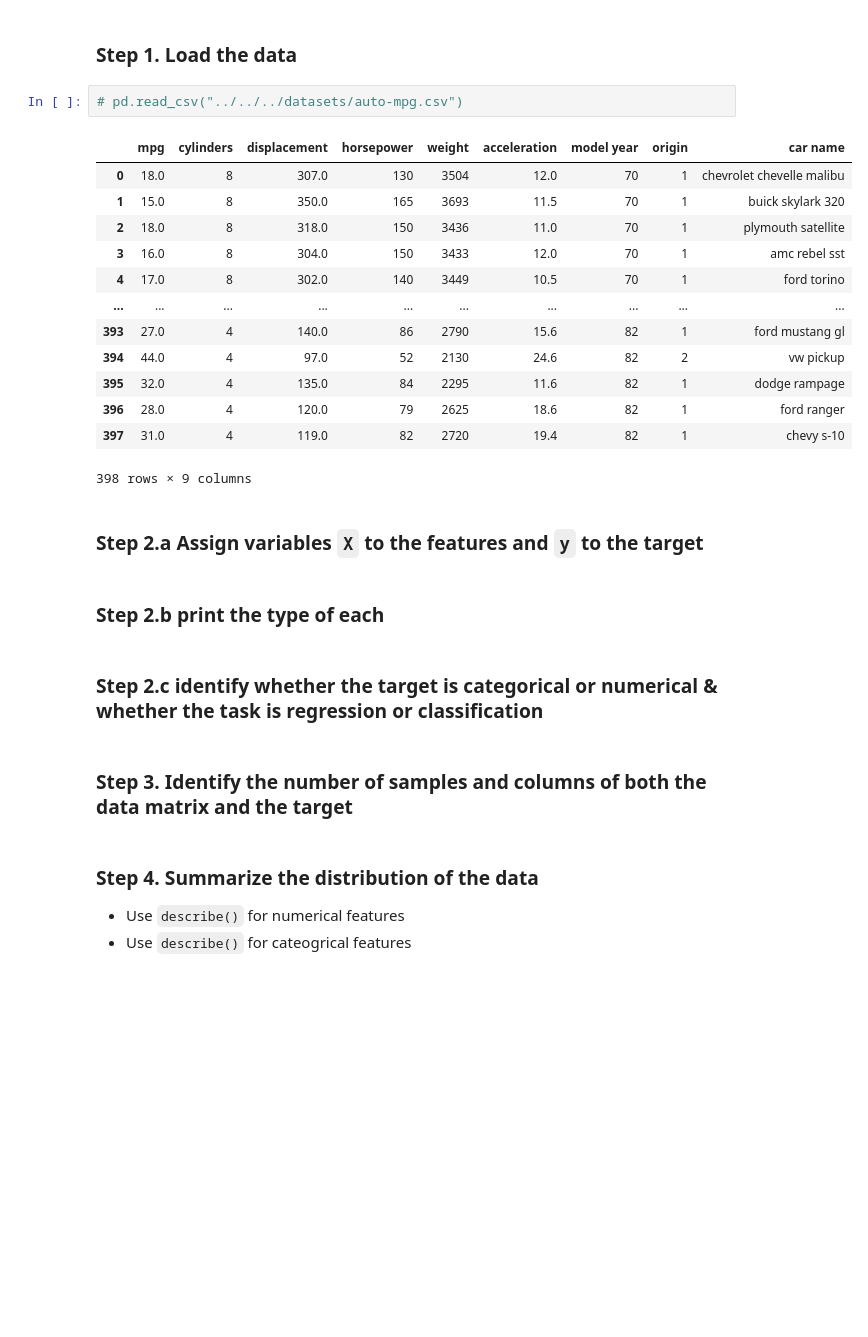
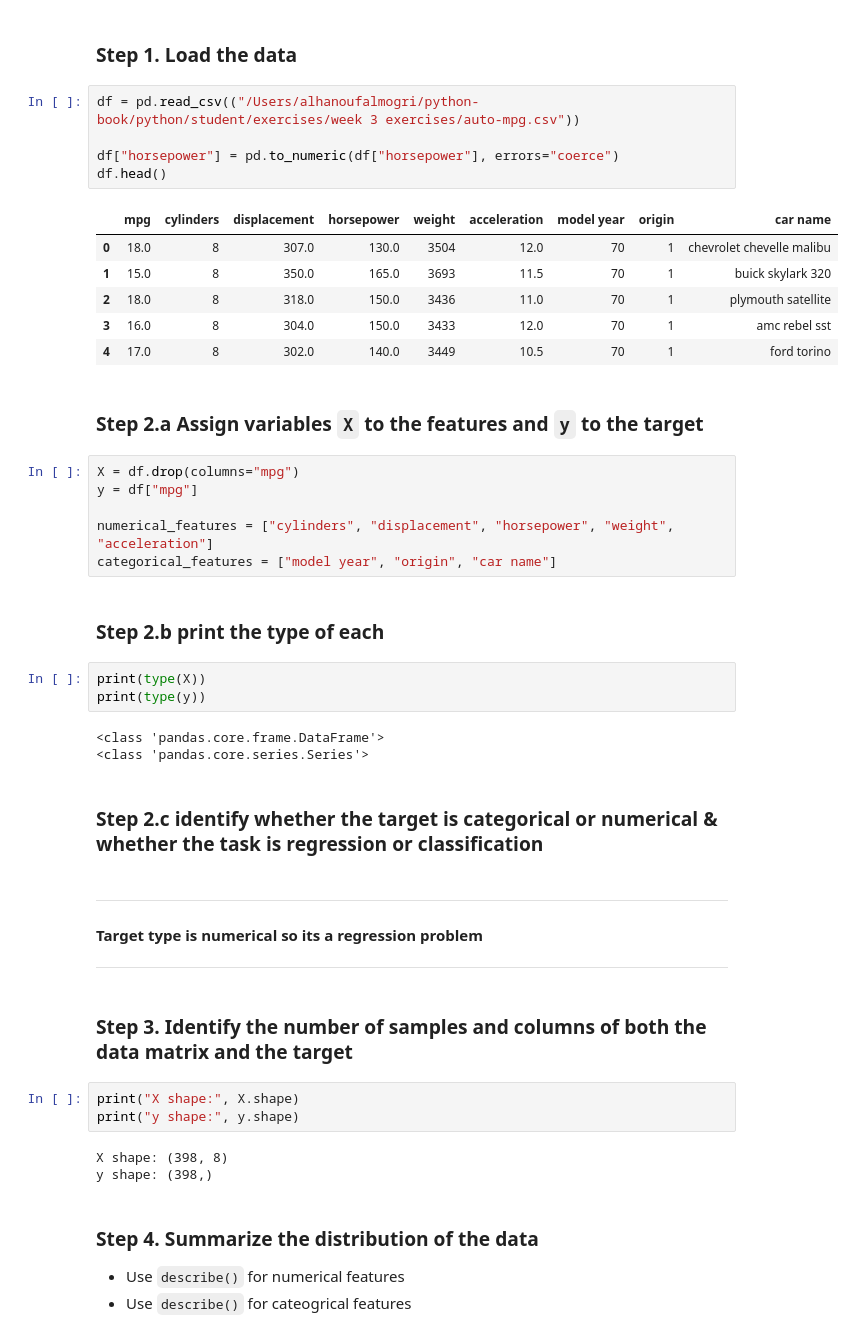
Before and after one commit to hanoufalmogri/python, a Jupyter notebook: student/exercises/week 3 exercises/Exer6.ipynb, the cells around one changed output. Saved outputs shown, nothing was run; the diff lists cells and outputs as text; blank space fills up the shorter version.

Commit message:
week 3, Exer6 solution

```diff
--- a/student/exercises/week 3 exercises/Exer6.ipynb
+++ b/student/exercises/week 3 exercises/Exer6.ipynb
@@ -19,29 +22,47 @@ The data consists of technical specifications for various car models from the la
 # %% [markdown]
 ### Step 1. Load the data
 # %%
-# pd.read_csv("../../../datasets/auto-mpg.csv")
+df = pd.read_csv(("/Users/alhanoufalmogri/python-book/python/student/exercises/week 3 exercises/auto-mpg.csv"))
+
+df["horsepower"] = pd.to_numeric(df["horsepower"], errors="coerce")
+df.head()
 # %% [output]
 |  | mpg | cylinders | displacement | horsepower | weight | acceleration | model year | origin | car name |
-| 0 | 18.0 | 8 | 307.0 | 130 | 3504 | 12.0 | 70 | 1 | chevrolet chevelle malibu |
-| 1 | 15.0 | 8 | 350.0 | 165 | 3693 | 11.5 | 70 | 1 | buick skylark 320 |
-| 2 | 18.0 | 8 | 318.0 | 150 | 3436 | 11.0 | 70 | 1 | plymouth satellite |
-| 3 | 16.0 | 8 | 304.0 | 150 | 3433 | 12.0 | 70 | 1 | amc rebel sst |
-| 4 | 17.0 | 8 | 302.0 | 140 | 3449 | 10.5 | 70 | 1 | ford torino |
-| ... | ... | ... | ... | ... | ... | ... | ... | ... | ... |
-| 393 | 27.0 | 4 | 140.0 | 86 | 2790 | 15.6 | 82 | 1 | ford mustang gl |
-| 394 | 44.0 | 4 | 97.0 | 52 | 2130 | 24.6 | 82 | 2 | vw pickup |
-| 395 | 32.0 | 4 | 135.0 | 84 | 2295 | 11.6 | 82 | 1 | dodge rampage |
-| 396 | 28.0 | 4 | 120.0 | 79 | 2625 | 18.6 | 82 | 1 | ford ranger |
-| 397 | 31.0 | 4 | 119.0 | 82 | 2720 | 19.4 | 82 | 1 | chevy s-10 |
+| 0 | 18.0 | 8 | 307.0 | 130.0 | 3504 | 12.0 | 70 | 1 | chevrolet chevelle malibu |
+| 1 | 15.0 | 8 | 350.0 | 165.0 | 3693 | 11.5 | 70 | 1 | buick skylark 320 |
+| 2 | 18.0 | 8 | 318.0 | 150.0 | 3436 | 11.0 | 70 | 1 | plymouth satellite |
+| 3 | 16.0 | 8 | 304.0 | 150.0 | 3433 | 12.0 | 70 | 1 | amc rebel sst |
+| 4 | 17.0 | 8 | 302.0 | 140.0 | 3449 | 10.5 | 70 | 1 | ford torino |
-398 rows × 9 columns
 # %% [markdown]
 ### Step 2.a Assign variables `X` to the features and `y` to the target
+# %%
+X = df.drop(columns="mpg")
+y = df["mpg"]
+
+numerical_features = ["cylinders", "displacement", "horsepower", "weight", "acceleration"]
+categorical_features = ["model year", "origin", "car name"]
 # %% [markdown]
 ### Step 2.b print the type of each
+# %%
+print(type(X))
+print(type(y))
+# %% [output]
+<class 'pandas.core.frame.DataFrame'>
+<class 'pandas.core.series.Series'>
 # %% [markdown]
 ### Step 2.c identify whether the target is categorical or numerical & whether the task is regression or classification
+# %% [markdown]
+___________________________________________________________
+#### Target type is  numerical so its a regression problem
+___________________________________________________________
 # %% [markdown]
 ### Step 3. Identify the number of samples and columns of both the data matrix and the target
+# %%
+print("X shape:", X.shape)
+print("y shape:", y.shape)
+# %% [output]
+X shape: (398, 8)
+y shape: (398,)
 # %% [markdown]
 ### Step 4. Summarize the distribution of the data
 
```
Also changed, not shown: parts of 10 cells of this notebook, 5 other files.
